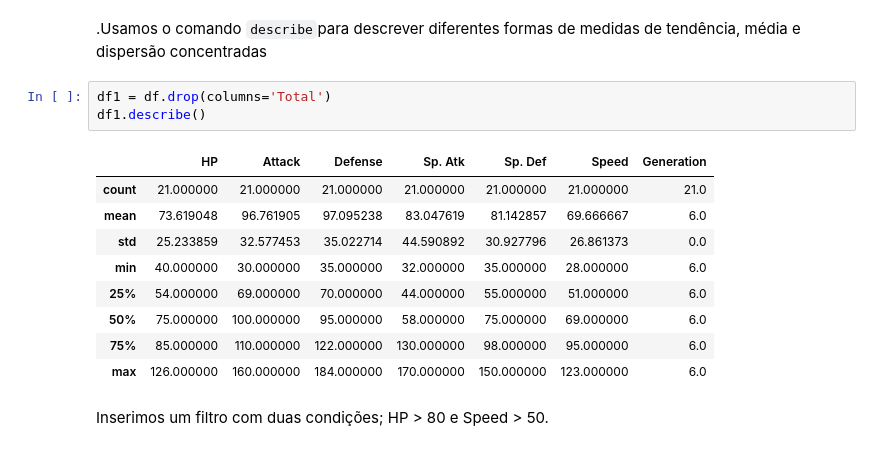
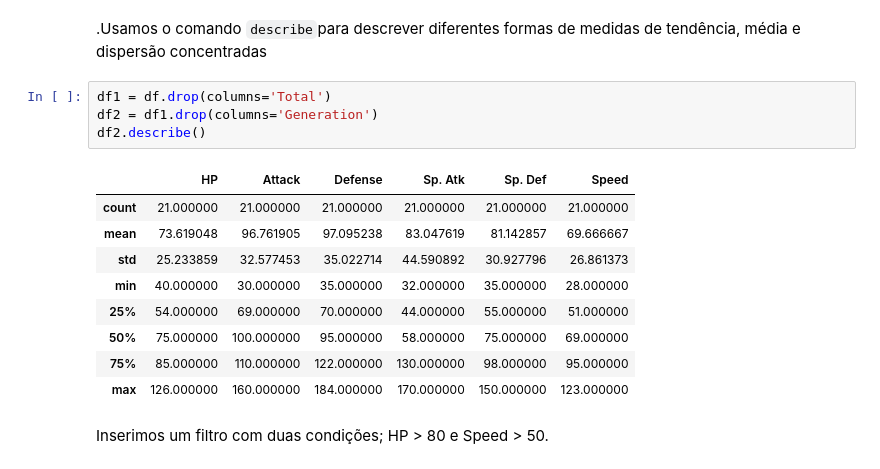
Before and after one commit to mflilian/PokemonUFABC, a Jupyter notebook: Projeto_Pokemon.ipynb, the cells around one changed output. Saved outputs shown, nothing was run; the diff lists cells and outputs as text.

```diff
--- a/Projeto_Pokemon.ipynb
+++ b/Projeto_Pokemon.ipynb
@@ -77,17 +77,18 @@ dtype: float64
 .Usamos o comando ``describe``para descrever diferentes formas de medidas de tendência, média e dispersão concentradas
 # %%
 df1 = df.drop(columns='Total')
-df1.describe()
+df2 = df1.drop(columns='Generation')
+df2.describe()
 # %% [output]
-|  | HP | Attack | Defense | Sp. Atk | Sp. Def | Speed | Generation |
-| count | 21.000000 | 21.000000 | 21.000000 | 21.000000 | 21.000000 | 21.000000 | 21.0 |
-| mean | 73.619048 | 96.761905 | 97.095238 | 83.047619 | 81.142857 | 69.666667 | 6.0 |
-| std | 25.233859 | 32.577453 | 35.022714 | 44.590892 | 30.927796 | 26.861373 | 0.0 |
-| min | 40.000000 | 30.000000 | 35.000000 | 32.000000 | 35.000000 | 28.000000 | 6.0 |
-| 25% | 54.000000 | 69.000000 | 70.000000 | 44.000000 | 55.000000 | 51.000000 | 6.0 |
-| 50% | 75.000000 | 100.000000 | 95.000000 | 58.000000 | 75.000000 | 69.000000 | 6.0 |
-| 75% | 85.000000 | 110.000000 | 122.000000 | 130.000000 | 98.000000 | 95.000000 | 6.0 |
-| max | 126.000000 | 160.000000 | 184.000000 | 170.000000 | 150.000000 | 123.000000 | 6.0 |
+|  | HP | Attack | Defense | Sp. Atk | Sp. Def | Speed |
+| count | 21.000000 | 21.000000 | 21.000000 | 21.000000 | 21.000000 | 21.000000 |
+| mean | 73.619048 | 96.761905 | 97.095238 | 83.047619 | 81.142857 | 69.666667 |
+| std | 25.233859 | 32.577453 | 35.022714 | 44.590892 | 30.927796 | 26.861373 |
+| min | 40.000000 | 30.000000 | 35.000000 | 32.000000 | 35.000000 | 28.000000 |
+| 25% | 54.000000 | 69.000000 | 70.000000 | 44.000000 | 55.000000 | 51.000000 |
+| 50% | 75.000000 | 100.000000 | 95.000000 | 58.000000 | 75.000000 | 69.000000 |
+| 75% | 85.000000 | 110.000000 | 122.000000 | 130.000000 | 98.000000 | 95.000000 |
+| max | 126.000000 | 160.000000 | 184.000000 | 170.000000 | 150.000000 | 123.000000 |
 # %% [markdown]
 Inserimos um filtro com duas condições; HP > 80 e Speed > 50.
 # %%
```
Also changed, not shown: parts of 5 cells of this notebook.
